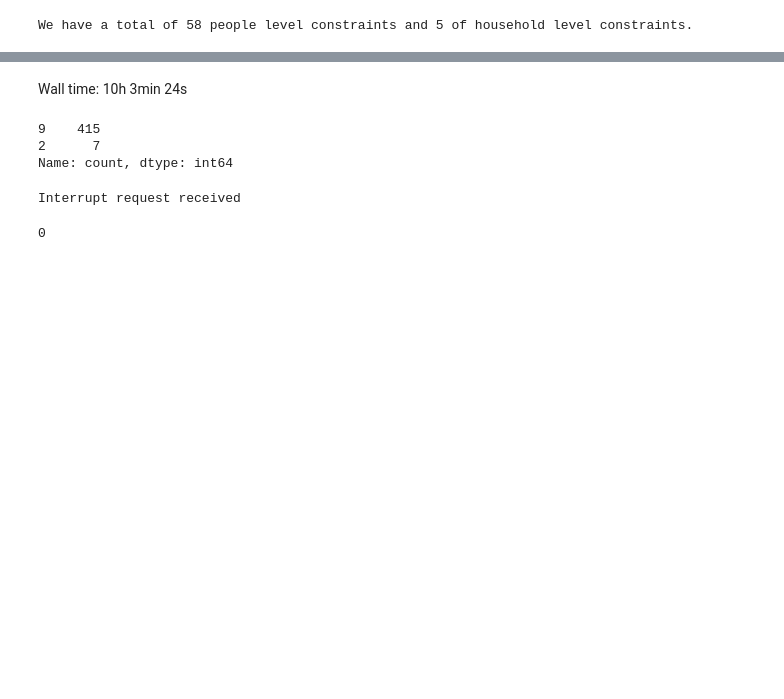
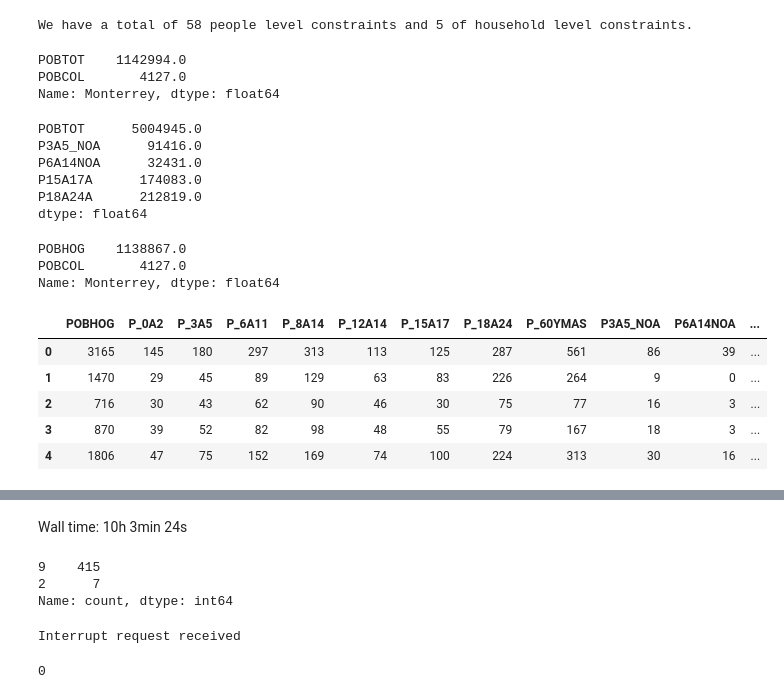
Before and after one commit to CentroFuturoCiudades/population-synthesis, a Jupyter notebook: notebooks/MQP.ipynb, the cells around one changed output, grey strips where cells are left out. Cells and saved outputs as stored; diff of their text form; code cells hidden in the pictures; blank space fills up the shorter version.

```diff
--- a/notebooks/MQP.ipynb
+++ b/notebooks/MQP.ipynb
@@ -99,3 +116,8 @@ We keep 95.276327279856% and 95.79107969282408 of the people and household datas
+# %%
+# Optionally filter large households, keep households up to 10 people
+large_id_viv = vcat.assign(HSIZE=lambda df: df.NUMPERS.astype(int)).query("HSIZE > 10").ID_VIV
+vcat = vcat.query("~ID_VIV.isin(@large_id_viv)").reset_index(drop=True)
+pcat = pcat.query("~ID_VIV.isin(@large_id_viv)").reset_index(drop=True)
 # %%
 from constraints import get_ind_const, get_viv_const
 
@@ -134,9 +156,42 @@ from taz import load_taz
 # Import TAZ data
 taz_path='taz_census.gpkg'
 taz_dict = load_taz(taz_path, mun_list)
+# %%
+df_mun.loc["Monterrey", ["POBTOT", "POBCOL"]]
+# %% [output]
+POBTOT    1142994.0
+POBCOL       4127.0
+Name: Monterrey, dtype: float64
 # %%
 for df in taz_dict.values():
     df = df.dropna()
     assert np.all(df.POBTOT == df.POBHOG + df.POBCOL)
     assert np.all(df.TVIVHAB == df.TOTHOG + df.TOTCOL)
+# %%
+tot = 0
+for t, c in taz_dict.items():
+    tot += c.query("ZONA != -10 & ZONA < 900")[["POBTOT", "P3A5_NOA", "P6A14NOA", "P15A17A", "P18A24A"]].sum()
+tot
+# %% [output]
+POBTOT      5004945.0
+P3A5_NOA      91416.0
+P6A14NOA      32431.0
+P15A17A      174083.0
+P18A24A      212819.0
+dtype: float64
+# %%
+C.loc["Monterrey", ["POBHOG", "POBCOL"]]
+# %% [output]
+POBHOG    1138867.0
+POBCOL       4127.0
+Name: Monterrey, dtype: float64
+# %%
+c[["POBHOG", "P_0A2", "P_3A5", "P_6A11", "P_8A14", "P_12A14", "P_15A17", "P_18A24", "P_60YMAS", "P3A5_NOA", "P6A14NOA", "P15A17A", "P18A24A"]].head()
+# %% [output]
+|  | POBHOG | P_0A2 | P_3A5 | P_6A11 | P_8A14 | P_12A14 | P_15A17 | P_18A24 | P_60YMAS | P3A5_NOA | P6A14NOA | ... |
+| 0 | 3165 | 145 | 180 | 297 | 313 | 113 | 125 | 287 | 561 | 86 | 39 | ... |
+| 1 | 1470 | 29 | 45 | 89 | 129 | 63 | 83 | 226 | 264 | 9 | 0 | ... |
+| 2 | 716 | 30 | 43 | 62 | 90 | 46 | 30 | 75 | 77 | 16 | 3 | ... |
+| 3 | 870 | 39 | 52 | 82 | 98 | 48 | 55 | 79 | 167 | 18 | 3 | ... |
+| 4 | 1806 | 47 | 75 | 152 | 169 | 74 | 100 | 224 | 313 | 30 | 16 | ... |
 # %%
```
Also changed, not shown: parts of 20 cells of this notebook, 5 other files.
